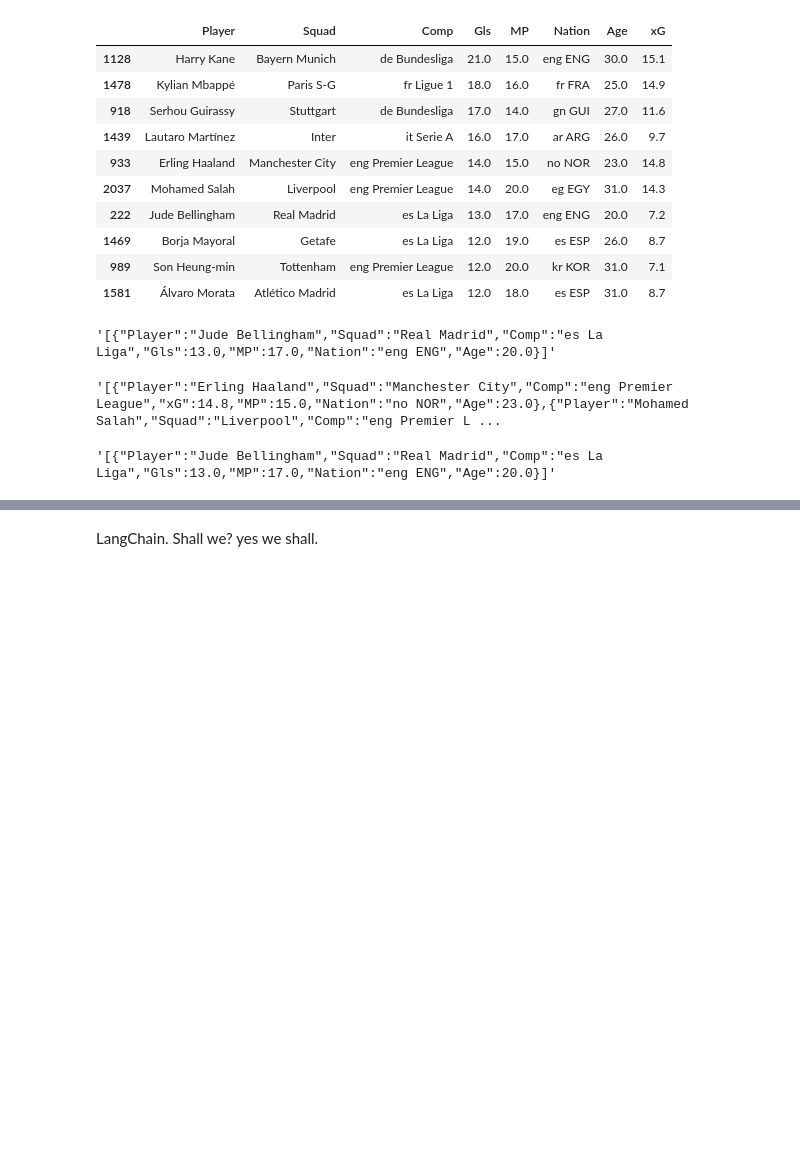
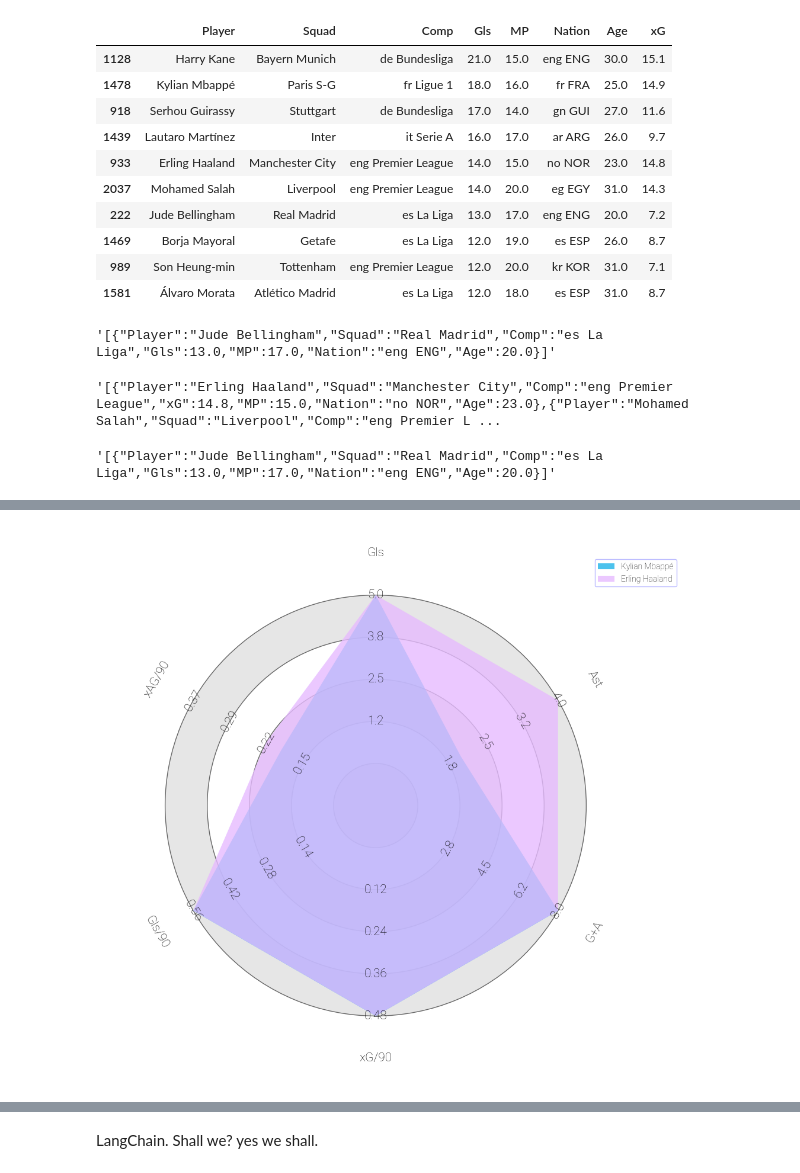
Before and after one commit to phenomenon0/LLM-in-Sports, a Jupyter notebook: main.ipynb, the cells around one changed output, grey strips where cells are left out. Cells and saved outputs as stored; diff of their text form; code cells hidden in the pictures; blank space fills up the shorter version.

```diff
--- a/main.ipynb
+++ b/main.ipynb
@@ -107,3 +127,53 @@ robotto_bold = FontManager(URL5)
+# %%
+
+def plot_radar(player_values_tuple):
+    player1, player2 = player_values_tuple
+
+    # Extract parameters
+    params_chosen = list(player1.keys())[3:]
+    player2_values = df[df.Player == player2['Player']][params_chosen].values.tolist()[0]
+    player1_values = df[df.Player == player1['Player']][params_chosen].values.tolist()[0]
+
+    # Calculate low and high values
+    #low = [df[i].quantile(0.05) for i in df[params_chosen]]
+    #high = [df[i].quantile(1) for i in df[params_chosen]]
+
+    low = [df[i].quantile(0.05) + df.loc[df['MP'] > 5, i].values[0] for i in params_chosen]
+    high = [df[i].quantile(.95) + df.loc[df['MP'] > 5, i].values[0] for i in params_chosen]
+    # Radar setup
+    radar = Radar(params_chosen, low, high,
+                  round_int=[False]*len(params_chosen),
+                  num_rings=4, ring_width=1, center_circle_radius=1)
+
+    # Plot radar
+    fig, ax = radar.setup_axis()
+
+    # Rings
+    rings_inner = radar.draw_circles(ax=ax, facecolor='#e6e6e6', edgecolor='#666666')
+
+    # Radar plot
+    radar_output = radar.draw_radar_compare(player1_values, player2_values, ax=ax,
+                                            kwargs_radar={'facecolor': '#00a8e6', 'alpha': 0.7},
+                                            kwargs_compare={'facecolor': '#e6bbff', 'alpha': 0.8})
+    radar_poly, radar_poly2, vertices1, vertices2 = radar_output
+
+    # Labels
+    range_labels = radar.draw_range_labels(ax=ax, fontsize=15, fontproperties=robotto_thin.prop)
+    param_labels = radar.draw_param_labels(ax=ax, fontsize=15, fontproperties=robotto_thin.prop)
+
+    # Legend
+    legend = ax.legend([radar_poly, radar_poly2], [player1['Player'], player2['Player']],
+                       loc=(0.9, .90), fontsize=25, frameon=True, prop=robotto_thin.prop)
+    # legend.get_frame().set_facecolor('#e6e6e6')  # Light gray legend background
+    legend.get_frame().set_edgecolor('#aaaaff66')  # Gray legend edge color
+
+    plt.show()
+
+# Example usage
+player_values_tuple = (player1, player2)
+plot_radar(player_values_tuple)
+# %% [output]
+[figure, added]
 # %%
 params = list(player1.keys())
 params_chosen = params[3:]
```
Also changed, not shown: parts of 12 cells of this notebook.
